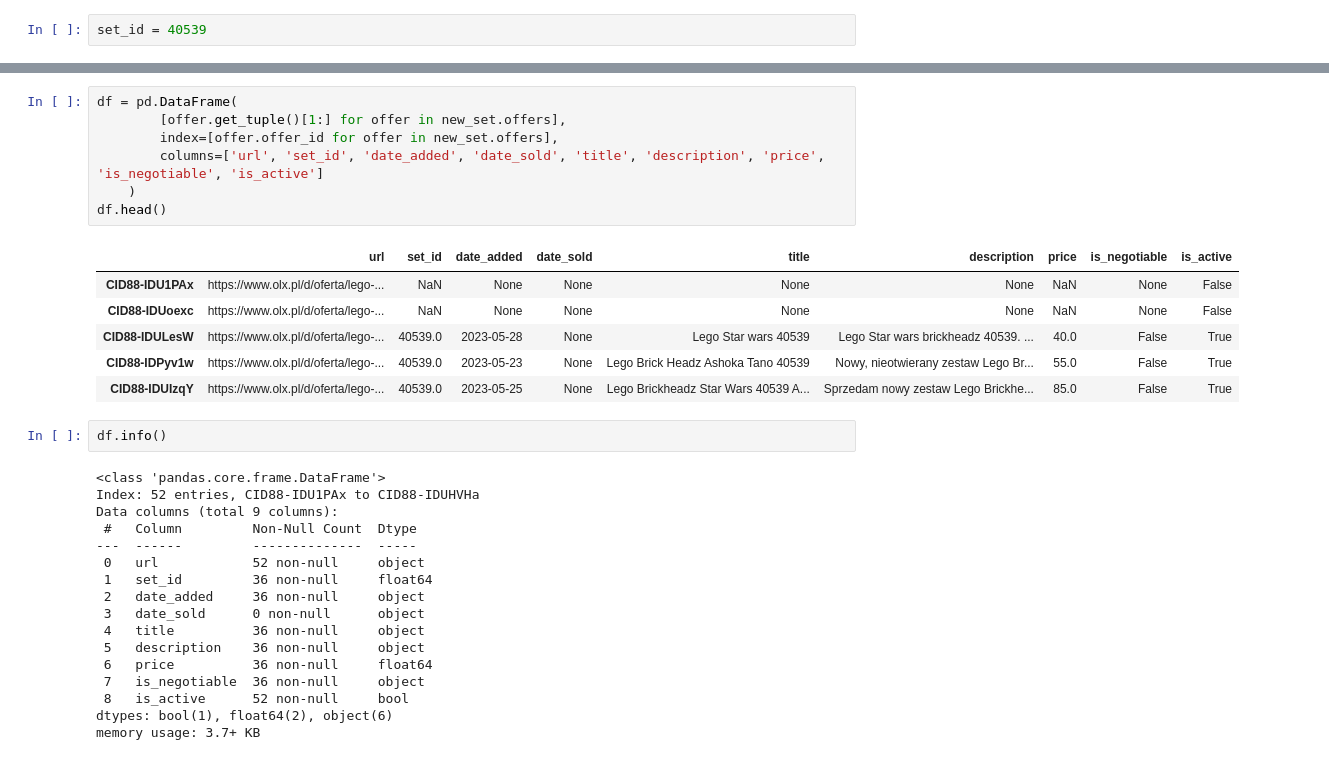
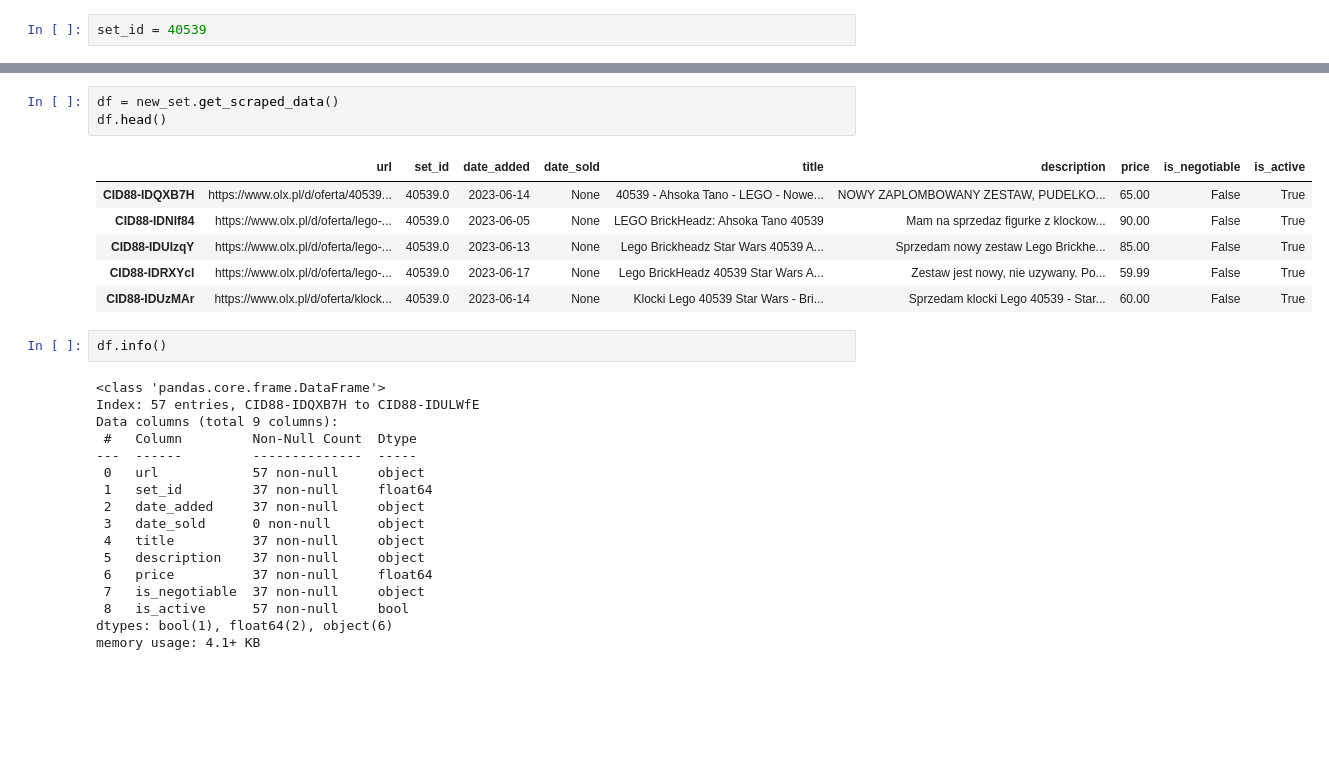
Before and after one commit to RabaDaba1/lego-bot, a Jupyter notebook: main.ipynb, the cells around one changed output, grey strips where cells are left out. Drawn from its saved outputs; the diff is of its cells as text; blank space fills up the shorter version.

```diff
--- a/main.ipynb
+++ b/main.ipynb
@@ -13,36 +12,32 @@ More than one set ID found in title: Klocki Lego Star Wars 40539 Ahsoka + 40547
-# %%
-df = pd.DataFrame(
-        [offer.get_tuple()[1:] for offer in new_set.offers],
-        index=[offer.offer_id for offer in new_set.offers],
-        columns=['url', 'set_id', 'date_added', 'date_sold', 'title', 'description', 'price', 'is_negotiable', 'is_active']
-    )
-df.head()
-# %% [output]
-|  | url | set_id | date_added | date_sold | title | description | price | is_negotiable | is_active |
-| CID88-IDU1PAx | https://www.olx.pl/d/oferta/lego-... | NaN | None | None | None | None | NaN | None | False |
-| CID88-IDUoexc | https://www.olx.pl/d/oferta/lego-... | NaN | None | None | None | None | NaN | None | False |
-| CID88-IDULesW | https://www.olx.pl/d/oferta/lego-... | 40539.0 | 2023-05-28 | None | Lego Star wars 40539 | Lego Star wars brickheadz 40539. ... | 40.0 | False | True |
-| CID88-IDPyv1w | https://www.olx.pl/d/oferta/lego-... | 40539.0 | 2023-05-23 | None | Lego Brick Headz Ashoka Tano 40539 | Nowy, nieotwierany zestaw Lego Br... | 55.0 | False | True |
-| CID88-IDUIzqY | https://www.olx.pl/d/oferta/lego-... | 40539.0 | 2023-05-25 | None | Lego Brickheadz Star Wars 40539 A... | Sprzedam nowy zestaw Lego Brickhe... | 85.0 | False | True |
+# %%
+df = new_set.get_scraped_data()
+df.head()
+# %% [output]
+|  | url | set_id | date_added | date_sold | title | description | price | is_negotiable | is_active |
+| CID88-IDQXB7H | https://www.olx.pl/d/oferta/40539... | 40539.0 | 2023-06-14 | None | 40539 - Ahsoka Tano - LEGO - Nowe... | NOWY ZAPLOMBOWANY ZESTAW, PUDELKO... | 65.00 | False | True |
+| CID88-IDNlf84 | https://www.olx.pl/d/oferta/lego-... | 40539.0 | 2023-06-05 | None | LEGO BrickHeadz: Ahsoka Tano 40539 | Mam na sprzedaz figurke z klockow... | 90.00 | False | True |
+| CID88-IDUIzqY | https://www.olx.pl/d/oferta/lego-... | 40539.0 | 2023-06-13 | None | Lego Brickheadz Star Wars 40539 A... | Sprzedam nowy zestaw Lego Brickhe... | 85.00 | False | True |
+| CID88-IDRXYcI | https://www.olx.pl/d/oferta/lego-... | 40539.0 | 2023-06-17 | None | Lego BrickHeadz 40539 Star Wars A... | Zestaw jest nowy, nie uzywany. Po... | 59.99 | False | True |
+| CID88-IDUzMAr | https://www.olx.pl/d/oferta/klock... | 40539.0 | 2023-06-14 | None | Klocki Lego 40539 Star Wars - Bri... | Sprzedam klocki Lego 40539 - Star... | 60.00 | False | True |
 # %%
 df.info()
 # %% [output]
 <class 'pandas.core.frame.DataFrame'>
-Index: 52 entries, CID88-IDU1PAx to CID88-IDUHVHa
+Index: 57 entries, CID88-IDQXB7H to CID88-IDULWfE
 Data columns (total 9 columns):
  #   Column         Non-Null Count  Dtype
 ---  ------         --------------  -----
- 0   url            52 non-null     object
- 1   set_id         36 non-null     float64
- 2   date_added     36 non-null     object
+ 0   url            57 non-null     object
+ 1   set_id         37 non-null     float64
+ 2   date_added     37 non-null     object
  3   date_sold      0 non-null      object
- 4   title          36 non-null     object
- 5   description    36 non-null     object
- 6   price          36 non-null     float64
- 7   is_negotiable  36 non-null     object
- 8   is_active      52 non-null     bool
+ 4   title          37 non-null     object
+ 5   description    37 non-null     object
+ 6   price          37 non-null     float64
+ 7   is_negotiable  37 non-null     object
+ 8   is_active      57 non-null     bool
 dtypes: bool(1), float64(2), object(6)
-memory usage: 3.7+ KB
+memory usage: 4.1+ KB
 # %%
 new_set.update_db()
 # %% [output]
```
Also changed, not shown: parts of 6 cells of this notebook, 2 other files.
